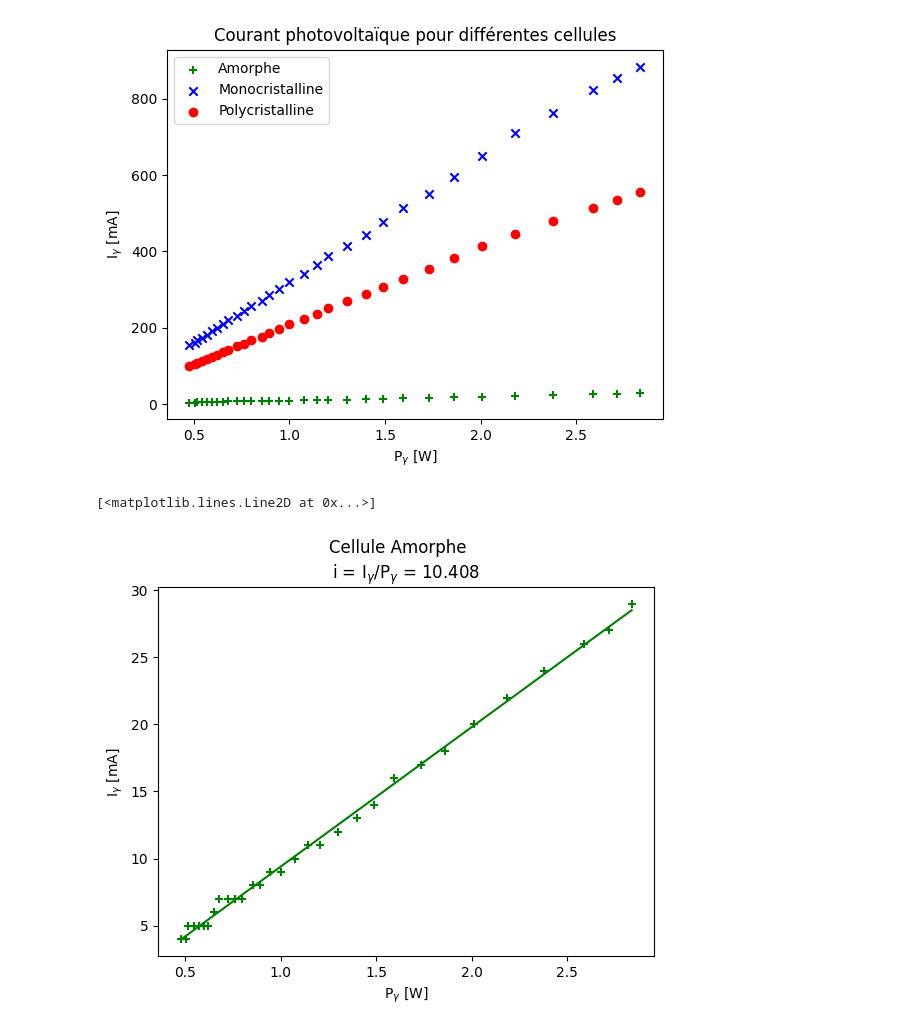
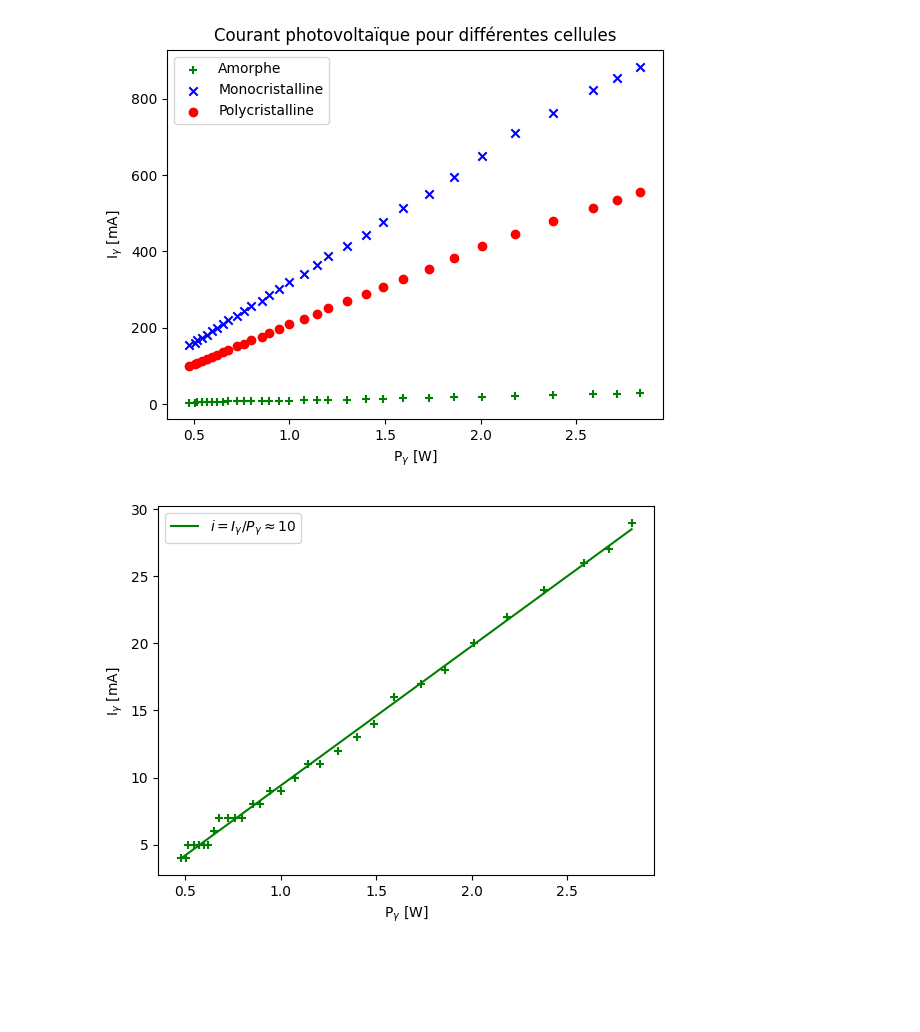
Before and after one commit to TomVdt/TPII-rapports, a Jupyter notebook: 01-J7-energie-solaire/analyse/exp3.ipynb, the cells around one changed output. Cells and saved outputs as stored; diff of their text form; code cells hidden in the pictures; blank space fills up the shorter version.

```diff
--- a/01-J7-energie-solaire/analyse/exp3.ipynb
+++ b/01-J7-energie-solaire/analyse/exp3.ipynb
@@ -40,14 +40,13 @@ plt.legend()
 # %%
 coefs_A = np.polyfit(Pgamma[:,1], rawdata[:,1], 1)
 fit_A = np.poly1d(coefs_A)
+plt.plot(Pgamma[:,1], fit_A(Pgamma[:,1]), color=colors["A"], label=f"$i = I_\gamma/P_\gamma \\approx {coefs_A[0]:.0f}$")
 
 plt.scatter(Pgamma[:,1], rawdata[:,1], color=colors["A"], marker="+")
 plt.xlabel("P$_\gamma$ [W]")
 plt.ylabel("I$_\gamma$ [mA]")
-plt.suptitle("Cellule Amorphe")
-plt.title(f"i = I$_\gamma$/P$_\gamma$ = {round(coefs_A[0],3)}")
+plt.legend()
 
-plt.plot(Pgamma[:,1], fit_A(Pgamma[:,1]), color=colors["A"])
+tikz.save("../plots/i(Pgamma),A.tikz")
 # %% [output]
-[<matplotlib.lines.Line2D at 0x...>]
-[figure, old version]
+[figure, new version]
```
Also changed, not shown: parts of 7 cells of this notebook, 7 other files.
